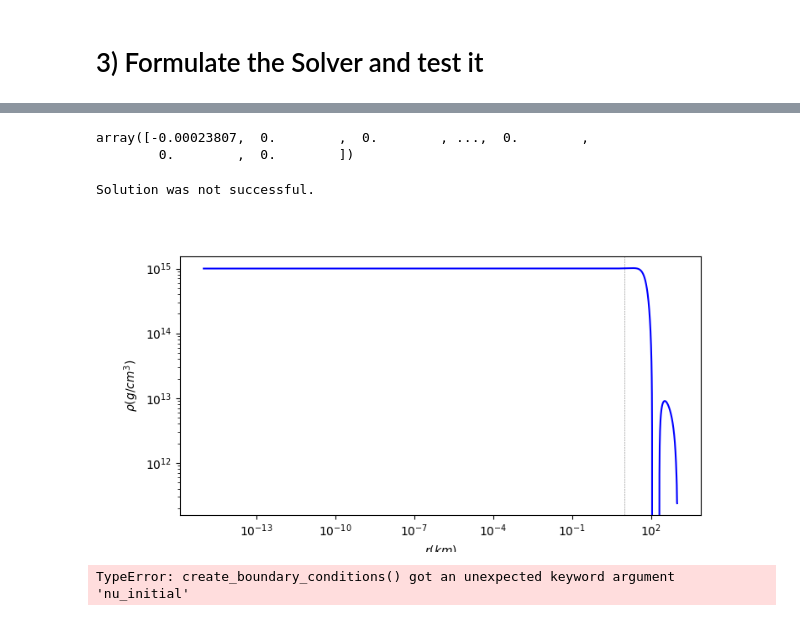
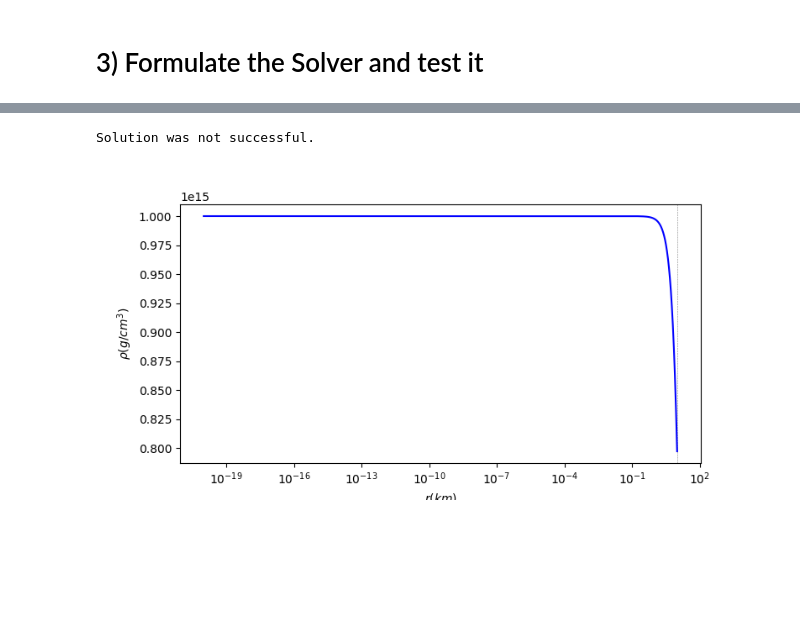
Before and after one commit to omarxz/pyTOVsolver, a Jupyter notebook: testing_and_building.ipynb, the cells around one changed output, grey strips where cells are left out. Drawn from its saved outputs; the diff is of its cells as text; code cells hidden in the pictures; blank space fills up the shorter version.

```diff
--- a/testing_and_building.ipynb
+++ b/testing_and_building.ipynb
@@ -332,17 +230,0 @@ def ode_system_wrapper(r, y):
-# %%
-# Define the domain for r
-ri = 1e-10
-rf = 2e8
-start_order = int(np.log10(ri))
-end_order = int(np.log10(rf))
-points_per_order = 300  # Adjust the number of points per order of magnitude
-
-# Create a single array with the desired number of points per order of magnitude
-#r = np.logspace(start_order, end_order, (end_order - start_order) * points_per_order, endpoint=True)
-r_original = np.logspace(start_order, end_order, (end_order - start_order) * points_per_order, endpoint=True)
-r_dense = np.logspace(0, 1, 450)
-
-# Combine the meshes
-r = r_original#np.unique(np.concatenate((r_original, r_dense)))
-
-print(len(r))
@@ -370,22 +250,25 @@ rho_initial:1.00e+15
 # %%
 # Define the initial guess for the solution
 ac = a_initial  # Initial guess for a(r)
-final_value_a = 0
 y_initial = np.zeros((5, r.size))  # Initialize the array with zeros
 
-#idx_10_km =  np.argmax(r >= 7e6)
+idx_1_km =  np.argmax(r >= 5e5) # solution should increase around here
 # set the first value of a(r) to ac
-y_initial[0, 0] = ac #idx_10_km] = ac
+y_initial[0, :idx_1_km] = ac
 # linearly interpolate the remaining values of a(r) from ac to final_value_a
-#y_initial[0, idx_10_km:] = 0
-# density
+y_initial[0, idx_1_km:] = 0
+
 y_initial[1, :] = 0  # a_prime(r)
 y_initial[2, :] = nu_initial  # nu(r)
 y_initial[3, :] = llambda_initial  # llambda(r)
-y_initial[4, :] = np.linspace(rho_initial, 1e3, r.size)  # rho(r)
+# rho should be constant for a long distance and then decreases right before the radius
+y_initial[4, :idx_1_km] = rho_initial  # rho(r)
+y_initial[4, idx_1_km:] = 1e2
-# %%
-y_initial[0,:]
-# %% [output]
-array([-0.00023807,  0.        ,  0.        , ...,  0.        ,
-        0.        ,  0.        ])
+# %%
+# the system need to be wrapped since solve_bvp expects the ode
+# function to be only function of (independent, dependent) variables
+def ode_system_wrapper(r, y):
+    P = apr_eos.get_pressure()
+    dPdRho = apr_eos.dP_dRho()
+    return ode_system(r, y, P, dPdRho)
 # %%
@@ -410,7 +293,7 @@ else:
 # %% [output]
 Solution was not successful.
 # %%
-def plot_somethin(y, x, y_label, x_label=r'$r(km)$', debug=False):
+def plot_somethin(y, x, y_label, x_label=r'$r(km)$', y_scale=None, debug=False):
     plt.figure(figsize=(8, 4))
     plt.plot(x/1e5, y, color='blue')
     plt.xlabel(x_label)
@@ -419,32 +302,12 @@ def plot_somethin(y, x, y_label, x_label=r'$r(km)$', debug=False):
        plt.xlim(x[-700]/1e5,x[-1]/1e5)
     else:
         plt.xscale('log')
+    if y_scale=='log':
         plt.yscale('log')
     plt.axvline(x=1e6/1e5, linestyle='--', color='grey', linewidth=0.4,zorder=-1)
 
-    #plt.yscale('log')
     return plt.show()
 # %%
-plot_somethin(rho, r, r"$\rho(g/cm^{3})$", x_label=r'$r(km)$', debug=False)
+plot_somethin(rho, r, r"$\rho(g/cm^{3})$", x_label=r'$r(km)$')
 # %% [output]
-[figure, old version]
+[figure, new version]
-# %%
-# Assuming you have defined central_densities, P, dZetadXi, etc.
-lower_limit = 1e14
-upper_limit = 1e16
-n_points = 30
-densities = central_densities(lower_limit, upper_limit, n_points)
-
-for rho_initial in densities:
-    boundary_conditions_for_rho = create_boundary_conditions(rho_initial, nu_initial=1, lambda_initial=0)
-    # Solve the BVP with this specific boundary conditions function
-    sol = solve_bvp(ode_system, boundary_conditions_for_rho, r, y_initial, args=(P, dZetadXi))
-
-    # Check the solution and process it
-    if sol.success:
-        # Process the solution for this rho_initial
-        pass
-    else:
-        print(f"Solution was not successful for rho_initial = {rho_initial}")
-# %% [output]
-TypeError: create_boundary_conditions() got an unexpected keyword argument 'nu_initial'
```
Also changed, not shown: parts of 22 cells of this notebook, 2 other files.
